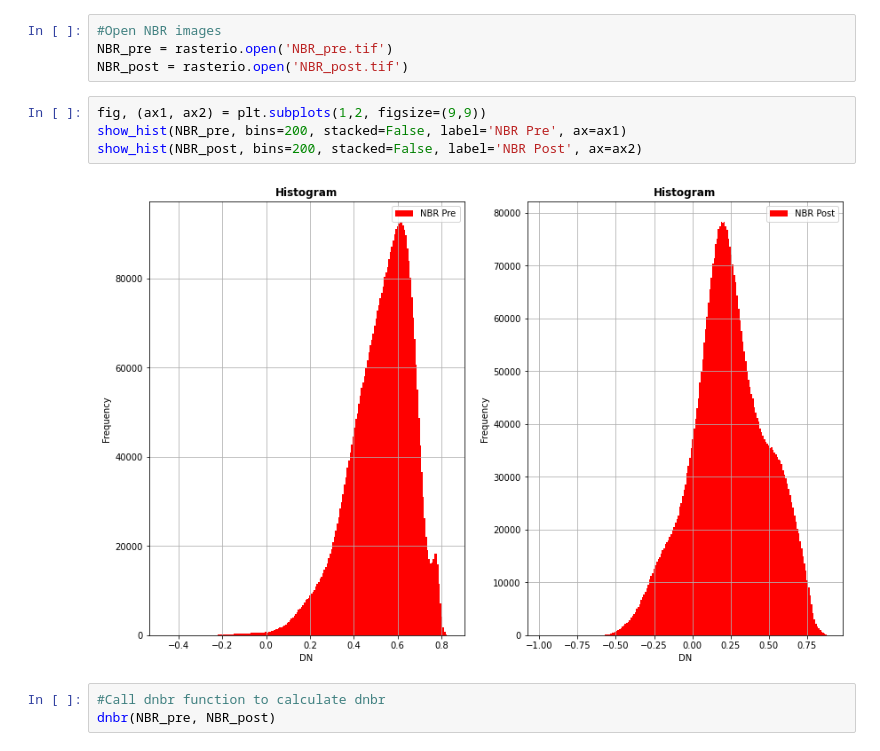
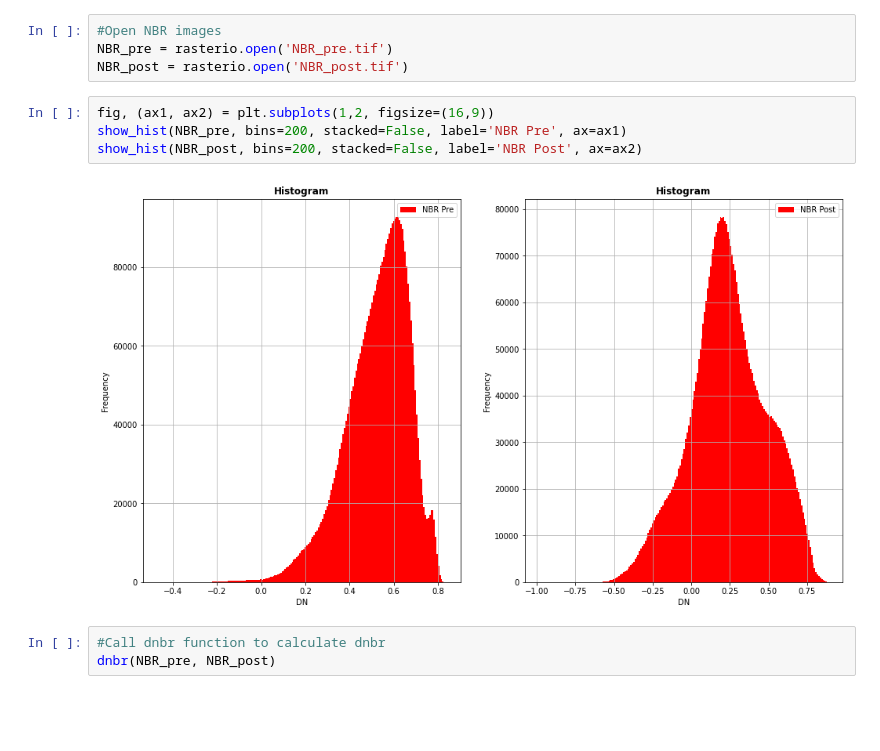
Before and after one commit to dagdelenvolkan/wildfire-nbr, a Jupyter notebook: Wildfire.ipynb, the cells around one changed output. Drawn from its saved outputs; the diff is of its cells as text; blank space fills up the shorter version.

```diff
--- a/Wildfire.ipynb
+++ b/Wildfire.ipynb
@@ -144,11 +55,11 @@ def dnbr(preNBR, postNBR):
 NBR_pre = rasterio.open('NBR_pre.tif')
 NBR_post = rasterio.open('NBR_post.tif')
 # %%
-fig, (ax1, ax2) = plt.subplots(1,2, figsize=(9,9))
+fig, (ax1, ax2) = plt.subplots(1,2, figsize=(16,9))
 show_hist(NBR_pre, bins=200, stacked=False, label='NBR Pre', ax=ax1)
 show_hist(NBR_post, bins=200, stacked=False, label='NBR Post', ax=ax2)
 # %% [output]
-[figure, old version]
+[figure, new version]
 # %%
 #Call dnbr function to calculate dnbr
 dnbr(NBR_pre, NBR_post)
```
Also changed, not shown: parts of 11 cells of this notebook.
